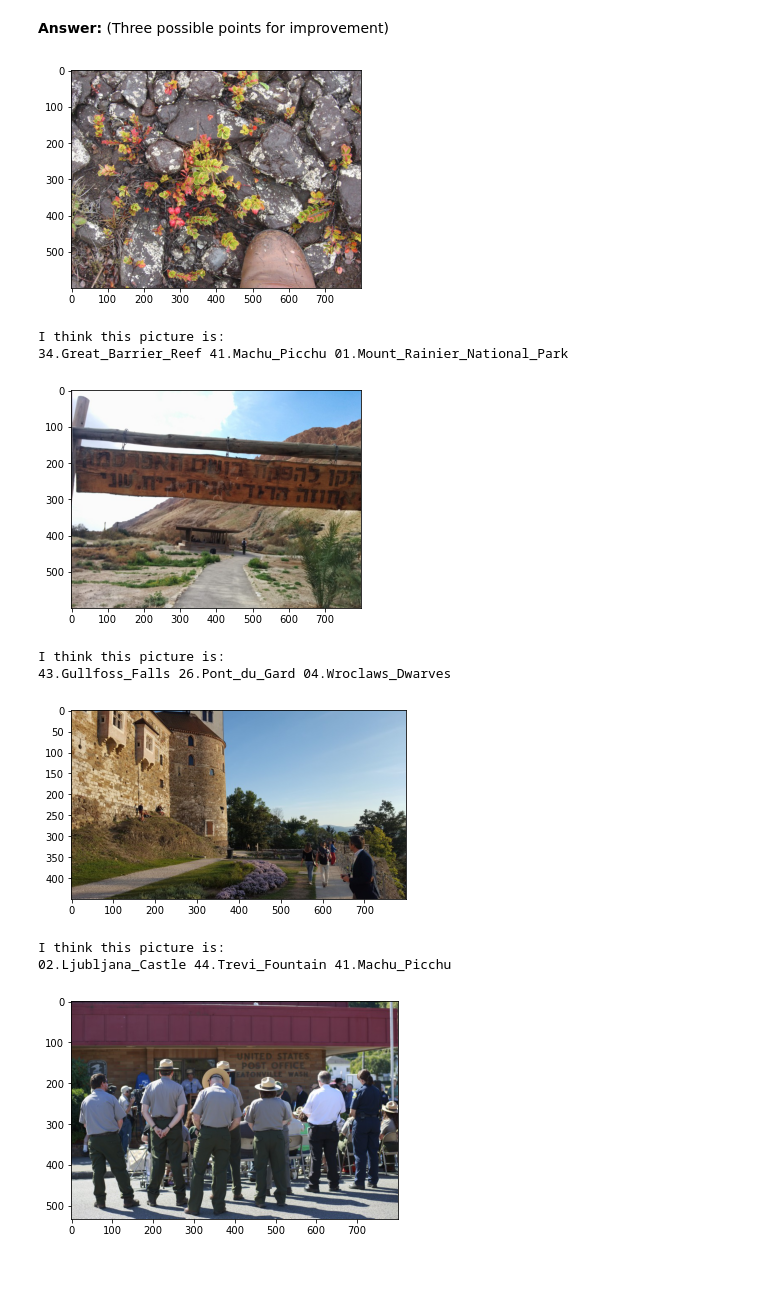
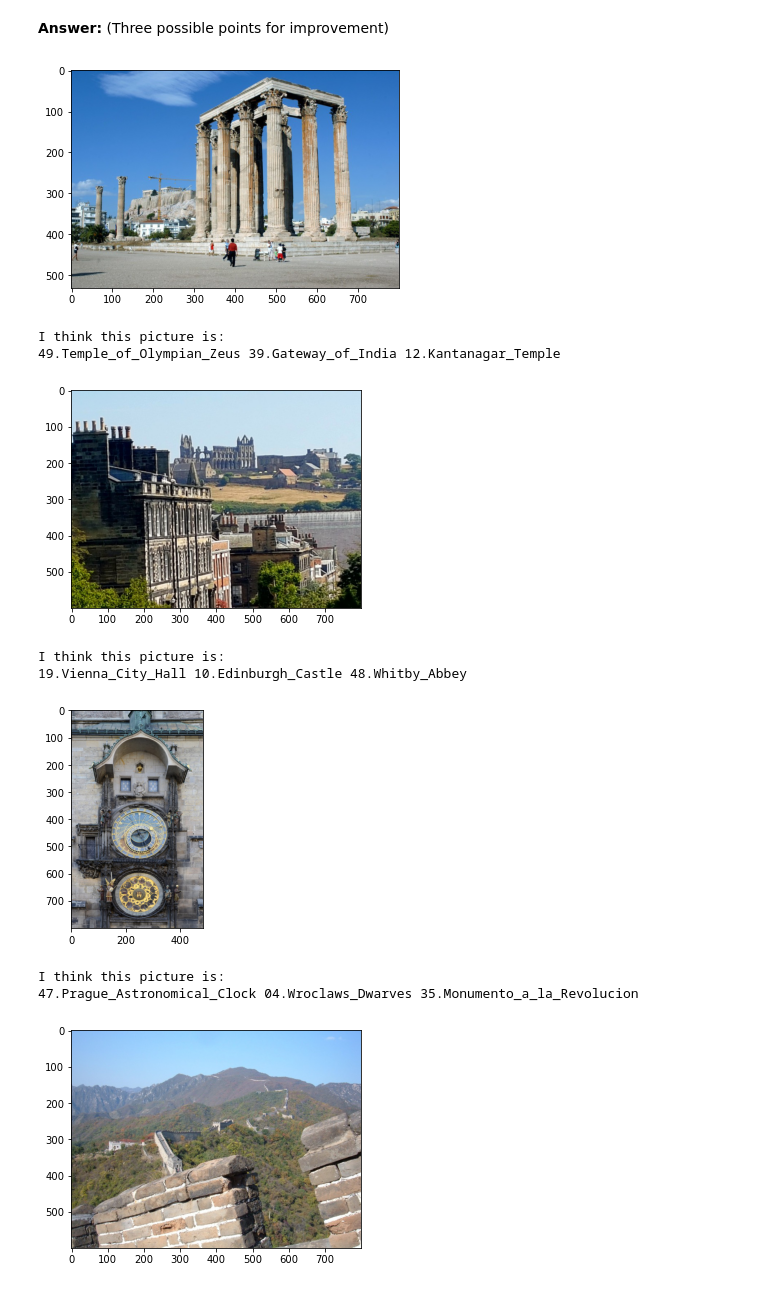
Before and after one commit to hopezh/nd101-c2-landmarks-starter, a Jupyter notebook: landmark_project/landmark.ipynb, the cells around one changed output. Cells and saved outputs as stored; diff of their text form; code cells hidden in the pictures.

```diff
--- a/landmark_project/landmark.ipynb
+++ b/landmark_project/landmark.ipynb
@@ -899,21 +899,26 @@ __Answer:__ (Three possible points for improvement)
 # %%
 ## TODO: Execute the `suggest_locations` function on
 ## at least 4 images on your computer.
 ## Feel free to use as many code cells as needed.
 
-import os
+# import os
 
-for filename in os.listdir('samples'):
-    suggest_locations(os.path.join('samples', filename))
+# for filename in os.listdir('samples'):
+#     suggest_locations(os.path.join('samples', filename))
+
+suggest_locations('landmark_images/test/49.Temple_of_Olympian_Zeus/1e45662ec2e2b3d5.jpg')
+suggest_locations('landmark_images/test/48.Whitby_Abbey/0c62f00b39b2f746.jpg')
+suggest_locations('landmark_images/test/47.Prague_Astronomical_Clock/0fcdf206e1e36f05.jpg')
+suggest_locations('landmark_images/test/46.Great_Wall_of_China/01a7465354235975.jpg')
 # %% [output]
-[figure, old version]
+[figure, new version]
 I think this picture is:
-34.Great_Barrier_Reef 41.Machu_Picchu 01.Mount_Rainier_National_Park
+49.Temple_of_Olympian_Zeus 39.Gateway_of_India 12.Kantanagar_Temple
-[figure, old version]
+[figure, new version]
 I think this picture is:
-43.Gullfoss_Falls 26.Pont_du_Gard 04.Wroclaws_Dwarves
+19.Vienna_City_Hall 10.Edinburgh_Castle 48.Whitby_Abbey
-[figure, old version]
+[figure, new version]
 I think this picture is:
-02.Ljubljana_Castle 44.Trevi_Fountain 41.Machu_Picchu
+47.Prague_Astronomical_Clock 04.Wroclaws_Dwarves 35.Monumento_a_la_Revolucion
-[figure, old version]
+[figure, new version]
 I think this picture is:
```
Also changed, not shown: parts of 1 cell of this notebook.
